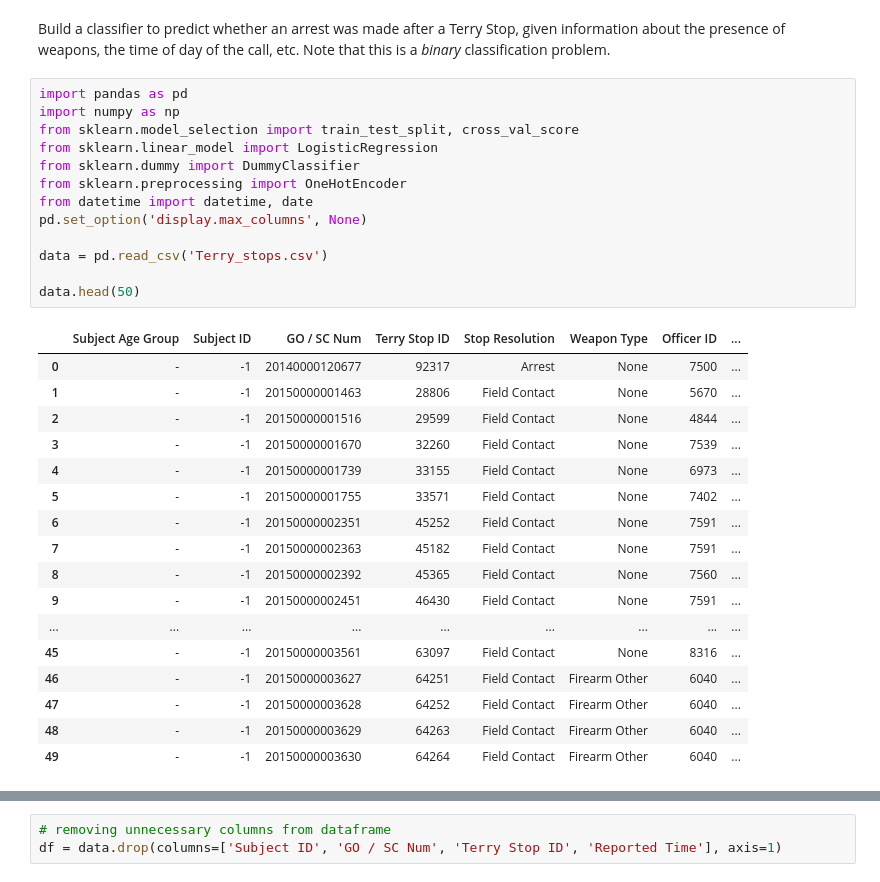
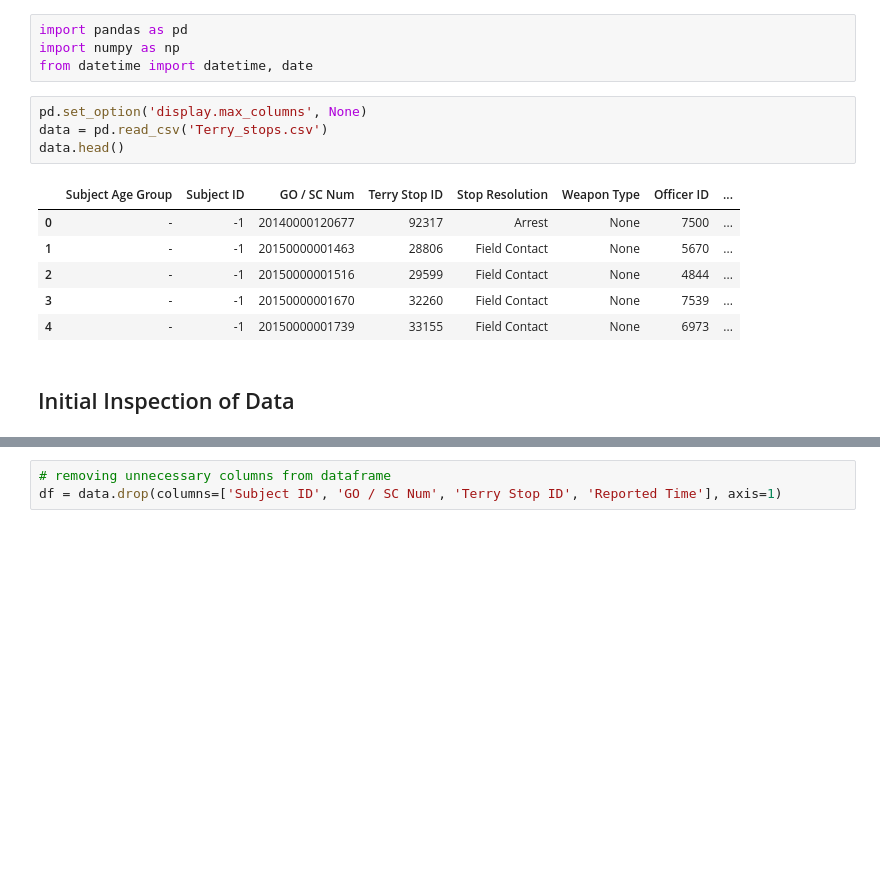
Before and after one commit to jesusbaquiax/dsc_phase3_project, a Jupyter notebook: 01_data_cleaning.ipynb, the cells around one changed output, grey strips where cells are left out. Cells and saved outputs as stored; diff of their text form; blank space fills up the shorter version.

```diff
--- a/01_data_cleaning.ipynb
+++ b/01_data_cleaning.ipynb
@@ -1,36 +1,20 @@
-# %% [markdown]
-Build a classifier to predict whether an arrest was made after a Terry Stop, given information about the presence of weapons, the time of day of the call, etc. Note that this is a *binary* classification problem.
-# %%
-import pandas as pd
-import numpy as np
-from sklearn.model_selection import train_test_split, cross_val_score
-from sklearn.linear_model import LogisticRegression
-from sklearn.dummy import DummyClassifier
-from sklearn.preprocessing import OneHotEncoder
-from datetime import datetime, date
-pd.set_option('display.max_columns', None)
-
-data = pd.read_csv('Terry_stops.csv')
-
-data.head(50)
-# %% [output]
-|  | Subject Age Group | Subject ID | GO / SC Num | Terry Stop ID | Stop Resolution | Weapon Type | Officer ID | ... |
-| 0 | - | -1 | 20140000120677 | 92317 | Arrest | None | 7500 | ... |
-| 1 | - | -1 | 20150000001463 | 28806 | Field Contact | None | 5670 | ... |
-| 2 | - | -1 | 20150000001516 | 29599 | Field Contact | None | 4844 | ... |
-| 3 | - | -1 | 20150000001670 | 32260 | Field Contact | None | 7539 | ... |
-| 4 | - | -1 | 20150000001739 | 33155 | Field Contact | None | 6973 | ... |
-| 5 | - | -1 | 20150000001755 | 33571 | Field Contact | None | 7402 | ... |
-| 6 | - | -1 | 20150000002351 | 45252 | Field Contact | None | 7591 | ... |
-| 7 | - | -1 | 20150000002363 | 45182 | Field Contact | None | 7591 | ... |
-| 8 | - | -1 | 20150000002392 | 45365 | Field Contact | None | 7560 | ... |
-| 9 | - | -1 | 20150000002451 | 46430 | Field Contact | None | 7591 | ... |
-| ... | ... | ... | ... | ... | ... | ... | ... | ... |
-| 45 | - | -1 | 20150000003561 | 63097 | Field Contact | None | 8316 | ... |
-| 46 | - | -1 | 20150000003627 | 64251 | Field Contact | Firearm Other | 6040 | ... |
-| 47 | - | -1 | 20150000003628 | 64252 | Field Contact | Firearm Other | 6040 | ... |
-| 48 | - | -1 | 20150000003629 | 64263 | Field Contact | Firearm Other | 6040 | ... |
-| 49 | - | -1 | 20150000003630 | 64264 | Field Contact | Firearm Other | 6040 | ... |
+# %%
+import pandas as pd
+import numpy as np
+from datetime import datetime, date
+# %%
+pd.set_option('display.max_columns', None)
+data = pd.read_csv('Terry_stops.csv')
+data.head()
+# %% [output]
+|  | Subject Age Group | Subject ID | GO / SC Num | Terry Stop ID | Stop Resolution | Weapon Type | Officer ID | ... |
+| 0 | - | -1 | 20140000120677 | 92317 | Arrest | None | 7500 | ... |
+| 1 | - | -1 | 20150000001463 | 28806 | Field Contact | None | 5670 | ... |
+| 2 | - | -1 | 20150000001516 | 29599 | Field Contact | None | 4844 | ... |
+| 3 | - | -1 | 20150000001670 | 32260 | Field Contact | None | 7539 | ... |
+| 4 | - | -1 | 20150000001739 | 33155 | Field Contact | None | 6973 | ... |
+# %% [markdown]
+## Initial Inspection of Data
 # %%
 data.info()
 # %% [output]
```
Also changed, not shown: parts of 42 cells of this notebook, 18 other files.
